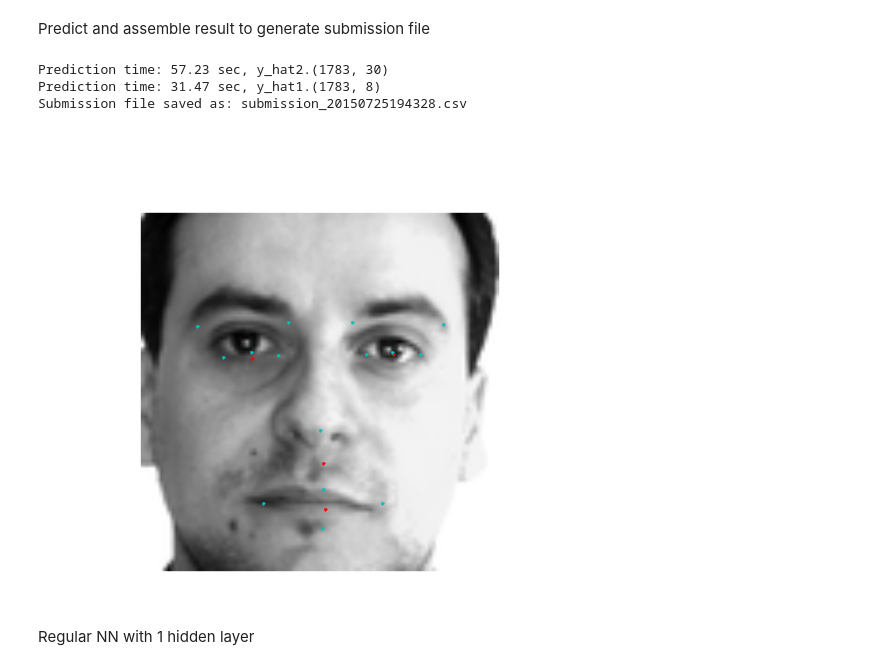
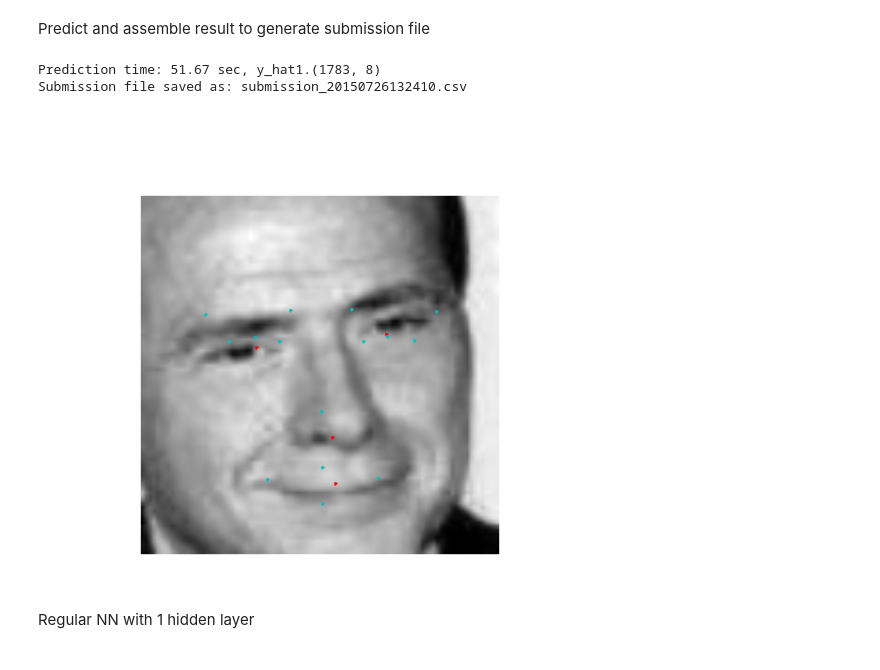
Before and after one commit to leiyang-ucb/W207Final, a Jupyter notebook: LeNet.ipynb, the cells around one changed output. Drawn from its saved outputs; the diff is of its cells as text; code cells hidden in the pictures.

Commit message:
Improved CNN prediction.

```diff
--- a/LeNet.ipynb
+++ b/LeNet.ipynb
@@ -80,8 +80,8 @@ for x,f in zip(X,y):
     X_group[id].append(x)
     y_group[id].append(f[picker])
 
-group_size = [np.array(y_group[x]).shape[0] for x in X_group.keys()]
-big_group = np.argsort(group_size)
+feature_size = np.array([np.array(x[1]).shape for x in y_group.items()])
+big_group = feature_size[:,0].argsort()
 
 X1 = np.reshape(X_group.items()[big_group[-1]][1], (-1, 1, 96, 96))
 X2 = np.reshape(X_group.items()[big_group[-2]][1], (-1, 1, 96, 96))
@@ -93,7 +93,10 @@ x_t = np.reshape(X_t, (-1, 1, 96, 96))
 
 print '1st training set: X1:%s - y1:%s, y1.min:%.3f, y1.max:%.3f' %(str(X1.shape), str(y1.shape), y1.min(), y1.max())
 print '2nd training set: X2:%s - y2:%s, y2.min:%.3f, y2.max:%.3f' %(str(X2.shape), str(y2.shape), y2.min(), y2.max())
-print 'test set: x_t:%s' %str(x_t.shape)
+print 'testing set: x_t:%s' %str(x_t.shape)
+n_top = 7
+print '\nimages # vs. features # for top %d groups:' %n_top
+print feature_size[big_group][-n_top:]
 # %% [output]
 1st training set: X1:(4755, 1, 96, 96) - y1:(4755, 8), y1.min:-0.986, y1.max:0.988
 2nd training set: X2:(2140, 1, 96, 96) - y2:(2140, 30), y2.min:-0.920, y2.max:0.996
@@ -104,7 +116,10 @@ Plotting test
 def plot(image, points, pred=[]):
     # print a picture to see
     plt.figure(figsize=(8, 8))
-    plt.imshow(np.reshape(image,(96,96)), cmap = cm.gray)
+    if len(image)==96:
+        plt.imshow(image, cmap = cm.gray)
+    else:
+        plt.imshow(np.reshape(image,(96,96)), cmap = cm.gray)
     plt.axis('off')
     if len(points)>0:
         for i in range(len(points)/2):
@@ -147,7 +162,7 @@ net1 = NeuralNet(
     # fully connected output layer, no activation function to give continuous output
     output_num_units=y1.shape[1], output_nonlinearity=None,
 
-    update_learning_rate=0.01,
+    update_learning_rate=0.02,
     update_momentum=0.9,
 
     regression=True,
@@ -268,9 +283,9 @@ NeuralNet(X_tensor_type=<function tensor4 at 0x...>,
 # %% [markdown]
 Predict and assemble result to generate submission file
 # %%
-start_time = time.time()
-y_hat2 = net2.predict(x_t)*48+48 # rescale it back
-print 'Prediction time: %.2f sec, y_hat2.%s' %(time.time()-start_time, str(y_hat2.shape))
+# start_time = time.time()
+# y_hat2 = net2.predict(x_t)*48+48 # rescale it back
+# print 'Prediction time: %.2f sec, y_hat2.%s' %(time.time()-start_time, str(y_hat2.shape))
 
 start_time = time.time()
 y_hat1 = net1.predict(x_t)*48+48
@@ -303,14 +318,13 @@ def getSubmission(LookupTable):
 
 getSubmission('./Data/FKD_IdLookupTable.csv')
 # %% [output]
-Prediction time: 57.23 sec, y_hat2.(1783, 30)
-Prediction time: 31.47 sec, y_hat1.(1783, 8)
-Submission file saved as: submission_20150725194328.csv
+Prediction time: 51.67 sec, y_hat1.(1783, 8)
+Submission file saved as: submission_20150726132410.csv
 # %%
-id = 317
+id = 1732
 plot(X_t[id],y_hat1[id],y_hat2[id])
 # %% [output]
-[figure, old version]
+[figure, new version]
 # %% [markdown]
 Regular NN with 1 hidden layer
 # %%
```
Also changed, not shown: parts of 4 cells of this notebook.
